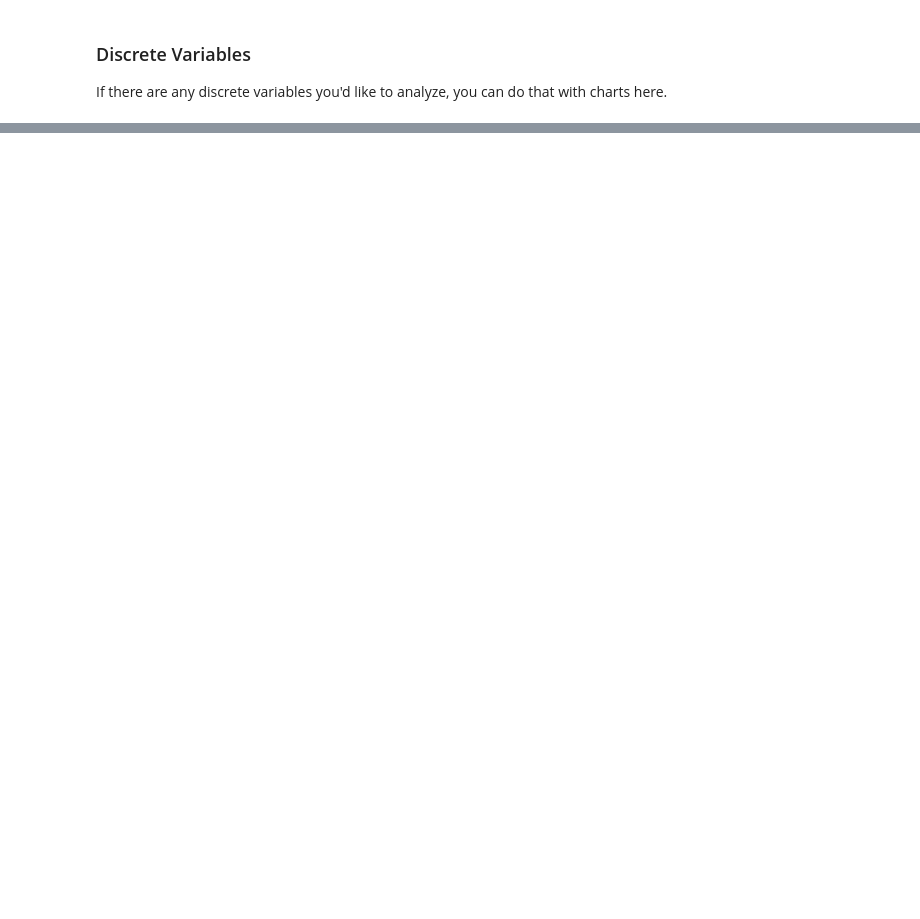
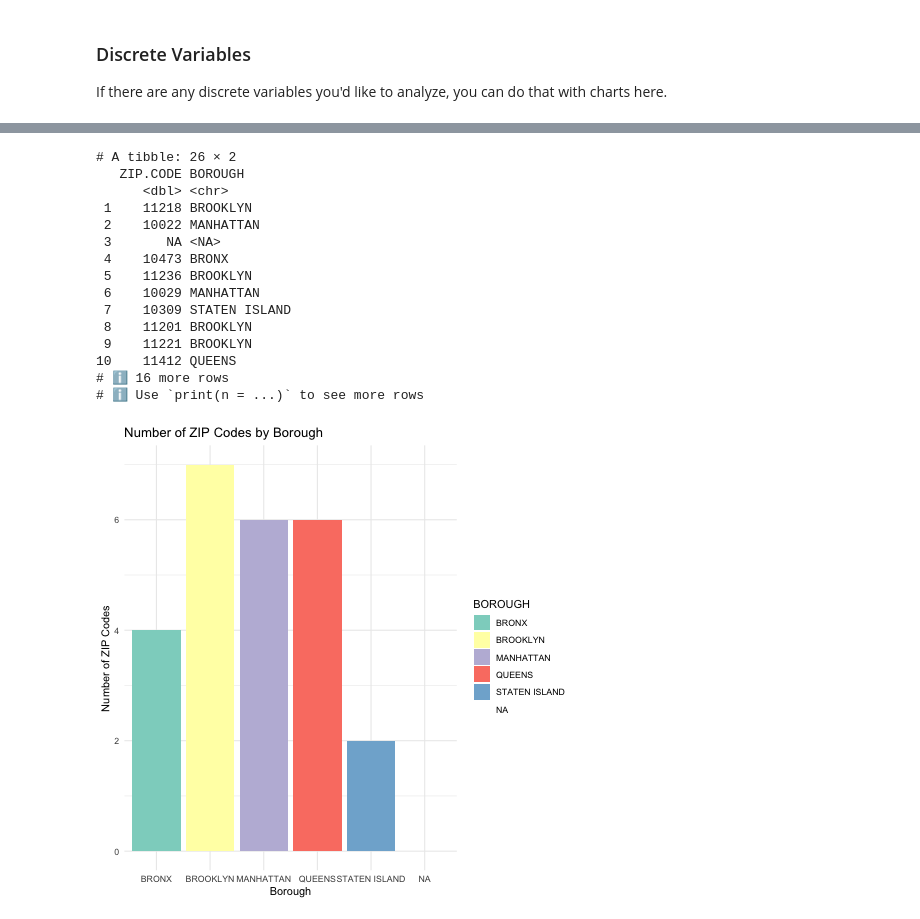
Before and after one commit to radhika3558/connect-to-census, a Jupyter notebook: distributions.ipynb, the cells around one changed output, grey strips where cells are left out. Saved outputs shown, nothing was run; the diff lists cells and outputs as text; code cells hidden in the pictures; blank space fills up the shorter version.

```diff
--- a/distributions.ipynb
+++ b/distributions.ipynb
@@ -256,0 +308,45 @@ If there are any discrete variables you'd like to analyze, you can do that with
+# %%
+%%R
+library(dplyr)
+
+# Identify the GEOID of the census tract with the highest number of accidents
+top_geo_id <- df %>%
+  count(GEOID, sort = TRUE) %>%
+  head(1) %>%
+  pull(GEOID)
+
+# Filter the original dataset to find rows that match the GEOID
+# and retrieve the distinct ZIP codes and boroughs associated with it
+zip_codes_boroughs <- df %>%
+  filter(GEOID == top_geo_id) %>%
+  select(ZIP.CODE, BOROUGH) %>%
+  distinct()
+
+# Print the ZIP codes and boroughs
+print(zip_codes_boroughs)
+
+# make a bar chart of the number of zip_codes_boroughs
+ggplot(zip_codes_boroughs, aes(x = BOROUGH, fill = BOROUGH)) +
+  geom_bar() +
+  labs(title = "Number of ZIP Codes by Borough",
+       x = "Borough",
+       y = "Number of ZIP Codes") +
+  theme_minimal() +
+  scale_fill_brewer(palette = "Set3")
+# %% [output]
+# A tibble: 26 × 2
+   ZIP.CODE BOROUGH
+      <dbl> <chr>
+ 1    11218 BROOKLYN
+ 2    10022 MANHATTAN
+ 3       NA <NA>
+ 4    10473 BRONX
+ 5    11236 BROOKLYN
+ 6    10029 MANHATTAN
+ 7    10309 STATEN ISLAND
+ 8    11201 BROOKLYN
+ 9    11221 BROOKLYN
+10    11412 QUEENS
+# ℹ 16 more rows
+# ℹ Use `print(n = ...)` to see more rows
+[figure, added]
```
Also changed, not shown: parts of 14 cells of this notebook.
